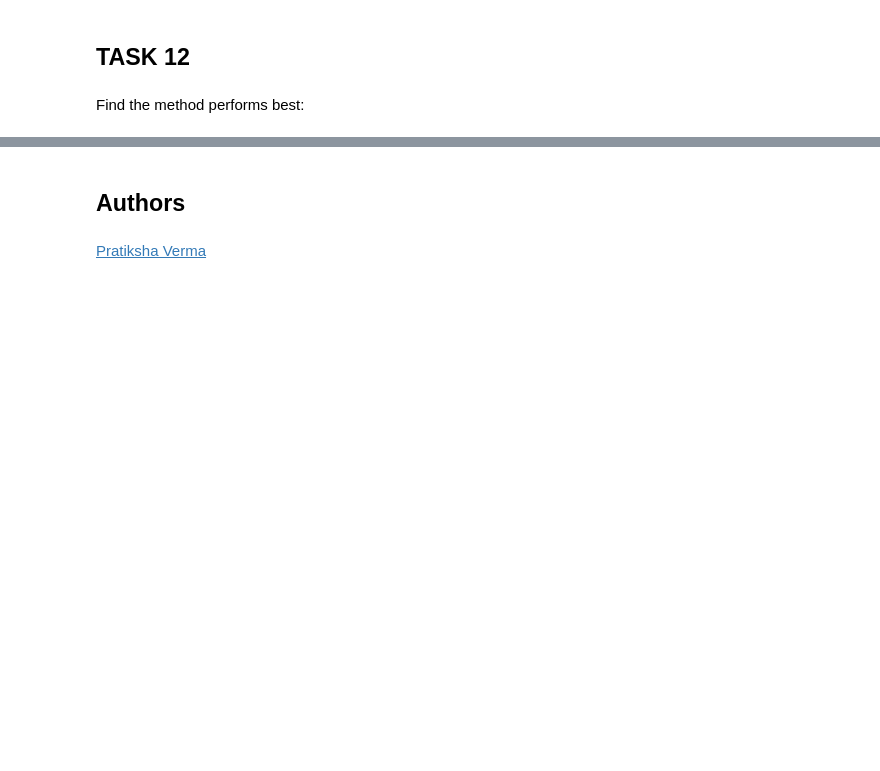
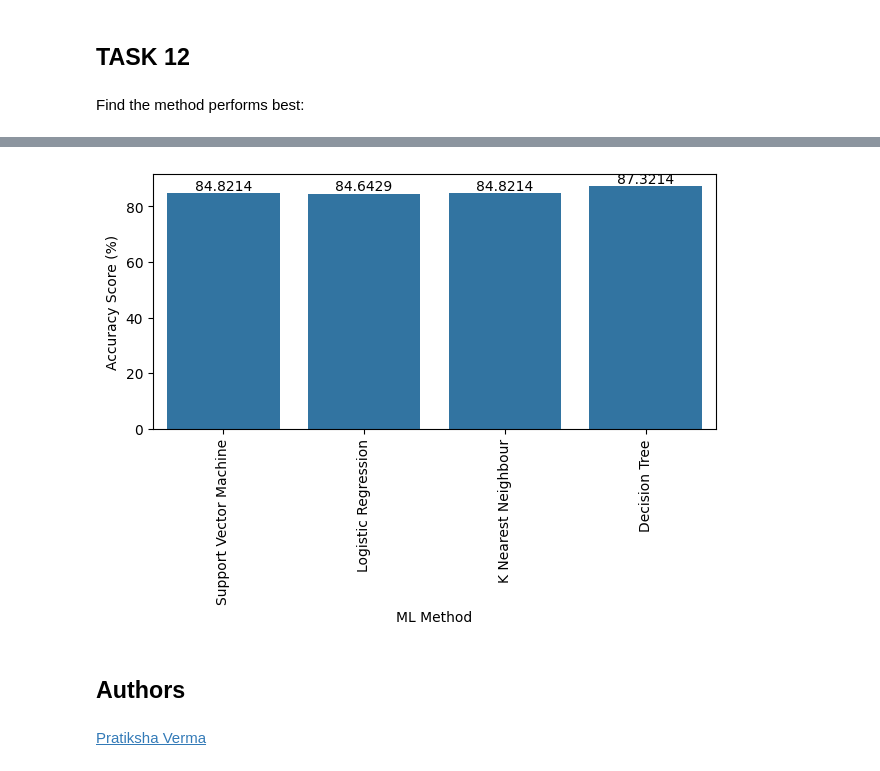
Before and after one commit to federicoorlandini/IBMDataScience, a Jupyter notebook: AppliedData ScienceCapstone/SpaceX_Machine_Learning_Prediction_Part_5.jupyterlite.ipynb, the cells around one changed output, grey strips where cells are left out. Cells and saved outputs as stored; diff of their text form; code cells hidden in the pictures; blank space fills up the shorter version.

```diff
--- a/AppliedData ScienceCapstone/SpaceX_Machine_Learning_Prediction_Part_5.jupyterlite.ipynb
+++ b/AppliedData ScienceCapstone/SpaceX_Machine_Learning_Prediction_Part_5.jupyterlite.ipynb
@@ -334,3 +332,13 @@ ML_df
+# %%
+ax = sns.barplot(ML_df, x='ML Method', y='Accuracy Score (%)')
+# Adding the label on top of each bar
+for i in ax.containers:
+    ax.bar_label(i,)
+# Rotate the labels on the X axe
+plt.xticks(rotation=90)
+plt.tight_layout()
+# %% [output]
+[figure, added]
 # %% [markdown]
 ## Authors
 # %% [markdown]
```
Also changed, not shown: parts of 6 cells of this notebook.
